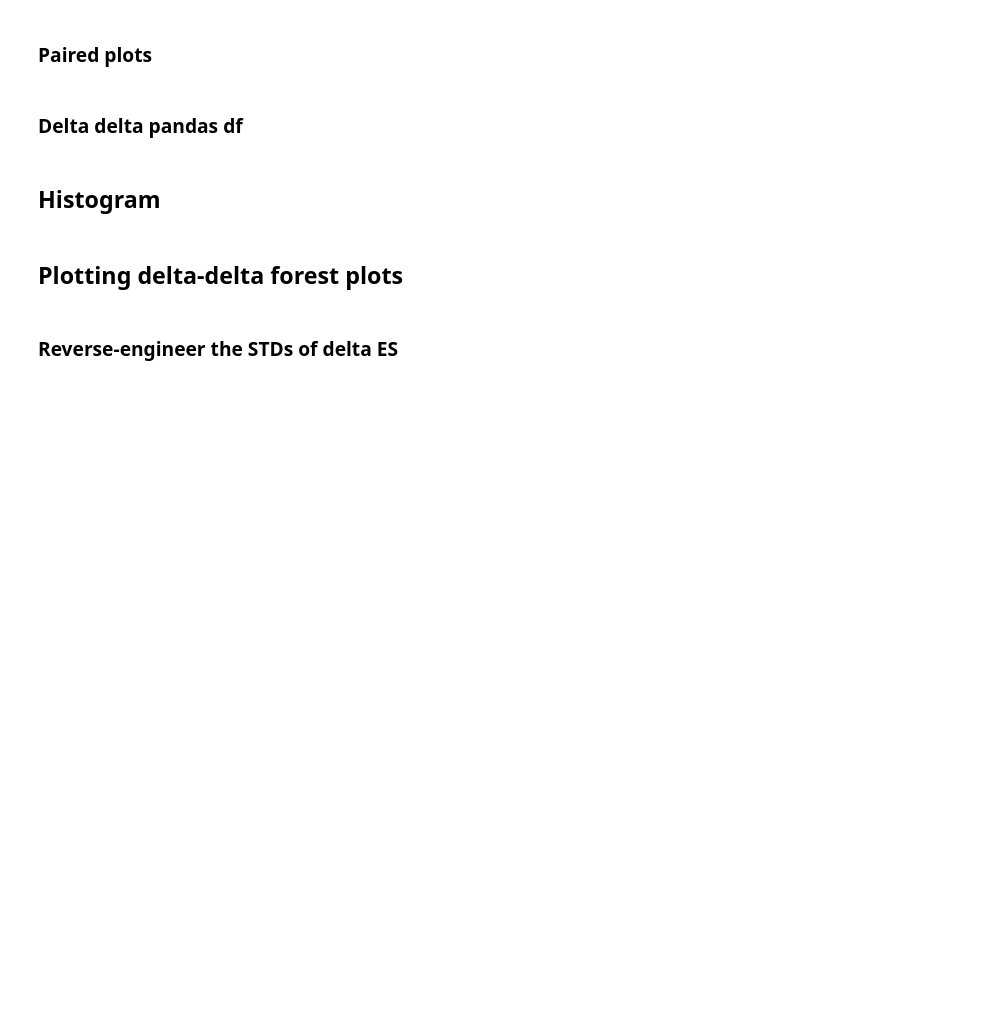
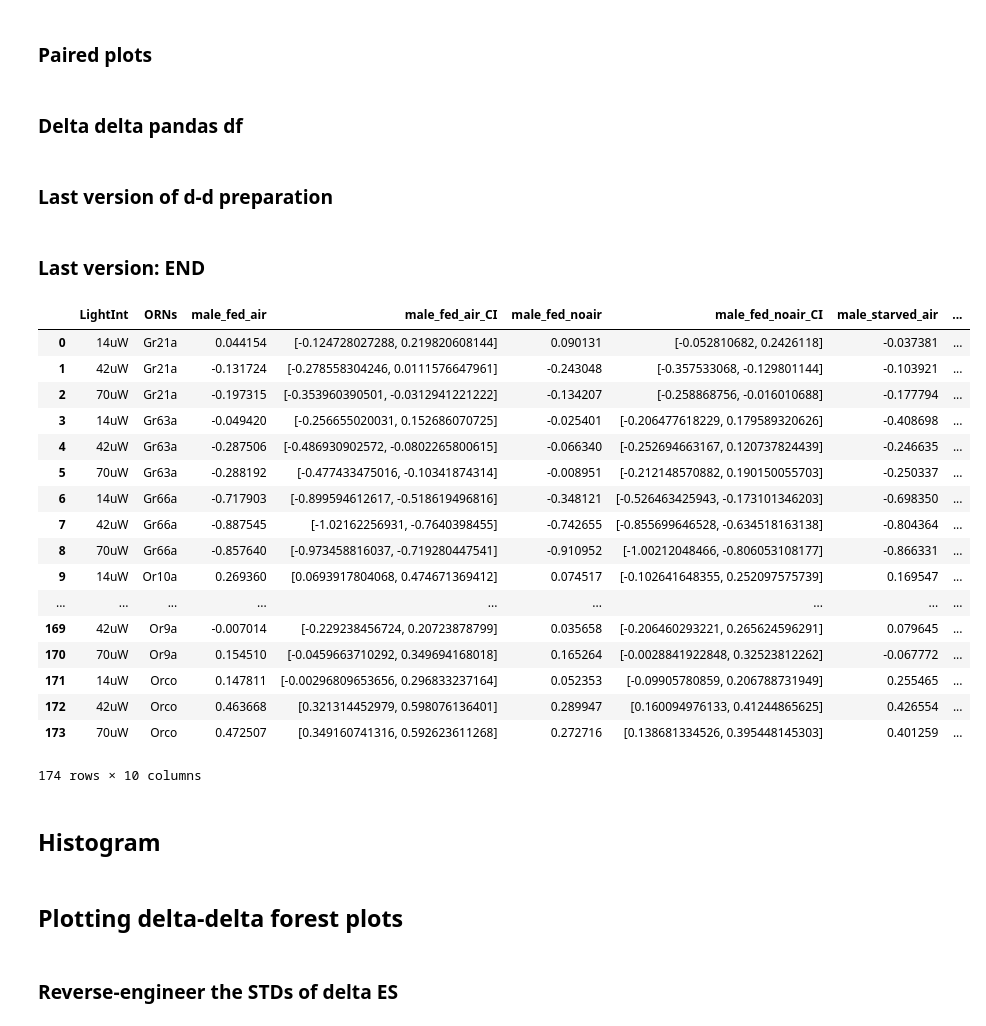
Before and after one commit to ttumkaya/WALiSuite_V2.0, a Jupyter notebook: WALiSuite_GenerateSummaryPlots.ipynb, the cells around one changed output. Drawn from its saved outputs; the diff is of its cells as text; code cells hidden in the pictures; blank space fills up the shorter version.

```diff
--- a/WALiSuite_GenerateSummaryPlots.ipynb
+++ b/WALiSuite_GenerateSummaryPlots.ipynb
@@ -511,3 +678,5 @@ b.to_csv("C:/Users/tumkayat/Desktop/WALi Figures/PairedPlots/SeperateIntensities
 0.25*0.25
 # %% [markdown]
 ### Delta delta pandas df
+# %% [markdown]
+### Last version of d-d preparation
@@ -514,15 +1135,41 @@ b.to_csv("C:/Users/tumkayat/Desktop/WALi Figures/PairedPlots/SeperateIntensities
+# %% [markdown]
+### Last version: END
 # %%
 ## Add CIs for delta-delta CI calcuations
-male_fed_noair_CI = All_ORN_EffectSizes_df[(All_ORN_EffectSizes_df['Metric'] == 'weighted_TSALE') & (All_ORN_EffectSizes_df['Sex-Satiety-Air'] == 'male_fed_NoAir')]['CIs']
-male_fed_air_CI = All_ORN_EffectSizes_df[(All_ORN_EffectSizes_df['Metric'] == 'weighted_TSALE') & (All_ORN_EffectSizes_df['Sex-Satiety-Air'] == 'male_fed_Air')]['CIs']
-male_starved_noair_CI = All_ORN_EffectSizes_df[(All_ORN_EffectSizes_df['Metric'] == 'weighted_TSALE') & (All_ORN_EffectSizes_df['Sex-Satiety-Air'] == 'male_starved_NoAir')]['CIs']
-male_starved_air_CI = All_ORN_EffectSizes_df[(All_ORN_EffectSizes_df['Metric'] == 'weighted_TSALE') & (All_ORN_EffectSizes_df['Sex-Satiety-Air'] == 'male_starved_Air')]['CIs']
+# male_fed_noair_CI = All_ORN_EffectSizes_df[(All_ORN_EffectSizes_df['Metric'] == 'weighted_TSALE') & (All_ORN_EffectSizes_df['Sex-Satiety-Air'] == 'male_fed_NoAir')]['CIs']
+# male_fed_air_CI = All_ORN_EffectSizes_df[(All_ORN_EffectSizes_df['Metric'] == 'weighted_TSALE') & (All_ORN_EffectSizes_df['Sex-Satiety-Air'] == 'male_fed_Air')]['CIs']
+# male_starved_noair_CI = All_ORN_EffectSizes_df[(All_ORN_EffectSizes_df['Metric'] == 'weighted_TSALE') & (All_ORN_EffectSizes_df['Sex-Satiety-Air'] == 'male_starved_NoAir')]['CIs']
+# male_starved_air_CI = All_ORN_EffectSizes_df[(All_ORN_EffectSizes_df['Metric'] == 'weighted_TSALE') & (All_ORN_EffectSizes_df['Sex-Satiety-Air'] == 'male_starved_Air')]['CIs']
+
+male_fed_noair_CI = All_ORN_EffectSizes_df[(All_ORN_EffectSizes_df['Sex-Satiety-Air'] == 'male_fed_NoAir')]['CIs']
+male_fed_air_CI = All_ORN_EffectSizes_df[(All_ORN_EffectSizes_df['Sex-Satiety-Air'] == 'male_fed_Air')]['CIs']
+male_starved_noair_CI = All_ORN_EffectSizes_df[(All_ORN_EffectSizes_df['Sex-Satiety-Air'] == 'male_starved_NoAir')]['CIs']
+male_starved_air_CI = All_ORN_EffectSizes_df[(All_ORN_EffectSizes_df['Sex-Satiety-Air'] == 'male_starved_Air')]['CIs']
 
 temp = {'ORNs':male_fed_NoAir_labels.values, 'LightInt':male_fed_NoAir_int.values, 'male_fed_noair':male_fed_NoAir_ES.values,'male_fed_noair_CI':male_fed_noair_CI.values,
        'male_fed_air':male_fed_Air_ES.values,'male_fed_air_CI':male_fed_air_CI.values,'male_starved_noair':male_starved_NoAir_ES.values,'male_starved_noair_CI':male_starved_noair_CI.values,
         'male_starved_air':male_starved_Air_ES.values,'male_starved_air_CI':male_starved_air_CI.values}
 data = pd.DataFrame.from_dict(temp)
 data
+# %% [output]
+|  | LightInt | ORNs | male_fed_air | male_fed_air_CI | male_fed_noair | male_fed_noair_CI | male_starved_air | ... |
+| 0 | 14uW | Gr21a | 0.044154 | [-0.124728027288, 0.219820608144] | 0.090131 | [-0.052810682, 0.2426118] | -0.037381 | ... |
+| 1 | 42uW | Gr21a | -0.131724 | [-0.278558304246, 0.0111576647961] | -0.243048 | [-0.357533068, -0.129801144] | -0.103921 | ... |
+| 2 | 70uW | Gr21a | -0.197315 | [-0.353960390501, -0.0312941221222] | -0.134207 | [-0.258868756, -0.016010688] | -0.177794 | ... |
+| 3 | 14uW | Gr63a | -0.049420 | [-0.256655020031, 0.152686070725] | -0.025401 | [-0.206477618229, 0.179589320626] | -0.408698 | ... |
+| 4 | 42uW | Gr63a | -0.287506 | [-0.486930902572, -0.0802265800615] | -0.066340 | [-0.252694663167, 0.120737824439] | -0.246635 | ... |
+| 5 | 70uW | Gr63a | -0.288192 | [-0.477433475016, -0.10341874314] | -0.008951 | [-0.212148570882, 0.190150055703] | -0.250337 | ... |
+| 6 | 14uW | Gr66a | -0.717903 | [-0.899594612617, -0.518619496816] | -0.348121 | [-0.526463425943, -0.173101346203] | -0.698350 | ... |
+| 7 | 42uW | Gr66a | -0.887545 | [-1.02162256931, -0.7640398455] | -0.742655 | [-0.855699646528, -0.634518163138] | -0.804364 | ... |
+| 8 | 70uW | Gr66a | -0.857640 | [-0.973458816037, -0.719280447541] | -0.910952 | [-1.00212048466, -0.806053108177] | -0.866331 | ... |
+| 9 | 14uW | Or10a | 0.269360 | [0.0693917804068, 0.474671369412] | 0.074517 | [-0.102641648355, 0.252097575739] | 0.169547 | ... |
+| ... | ... | ... | ... | ... | ... | ... | ... | ... |
+| 169 | 42uW | Or9a | -0.007014 | [-0.229238456724, 0.20723878799] | 0.035658 | [-0.206460293221, 0.265624596291] | 0.079645 | ... |
+| 170 | 70uW | Or9a | 0.154510 | [-0.0459663710292, 0.349694168018] | 0.165264 | [-0.0028841922848, 0.32523812262] | -0.067772 | ... |
+| 171 | 14uW | Orco | 0.147811 | [-0.00296809653656, 0.296833237164] | 0.052353 | [-0.09905780859, 0.206788731949] | 0.255465 | ... |
+| 172 | 42uW | Orco | 0.463668 | [0.321314452979, 0.598076136401] | 0.289947 | [0.160094976133, 0.41244865625] | 0.426554 | ... |
+| 173 | 70uW | Orco | 0.472507 | [0.349160741316, 0.592623611268] | 0.272716 | [0.138681334526, 0.395448145303] | 0.401259 | ... |
+174 rows × 10 columns
 # %%
 ## Starvation effect
 data['delta_male_fed_Noair_V_male_starved_Noair'] = data['male_starved_noair'] - data['male_fed_noair']
```
Also changed, not shown: parts of 38 cells of this notebook, 2 other files.
